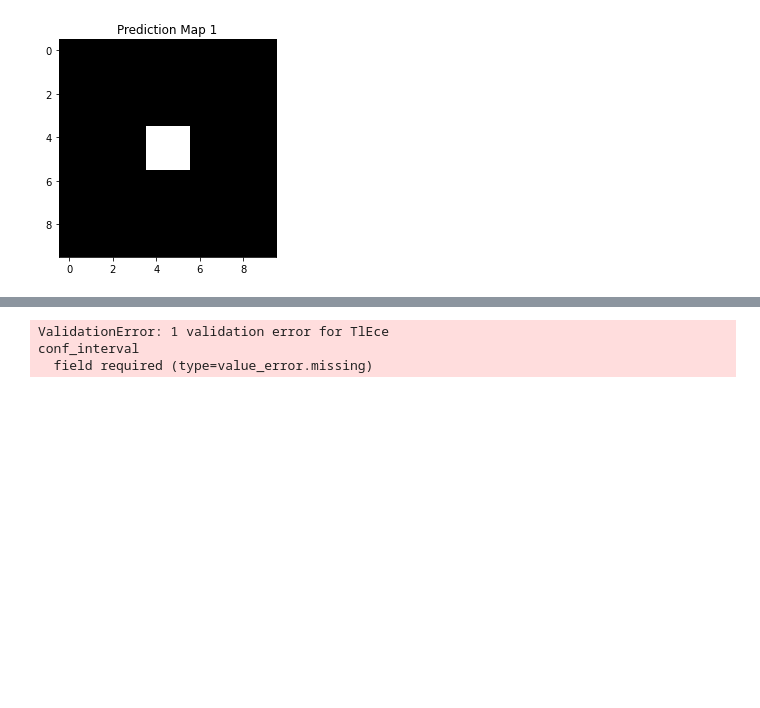
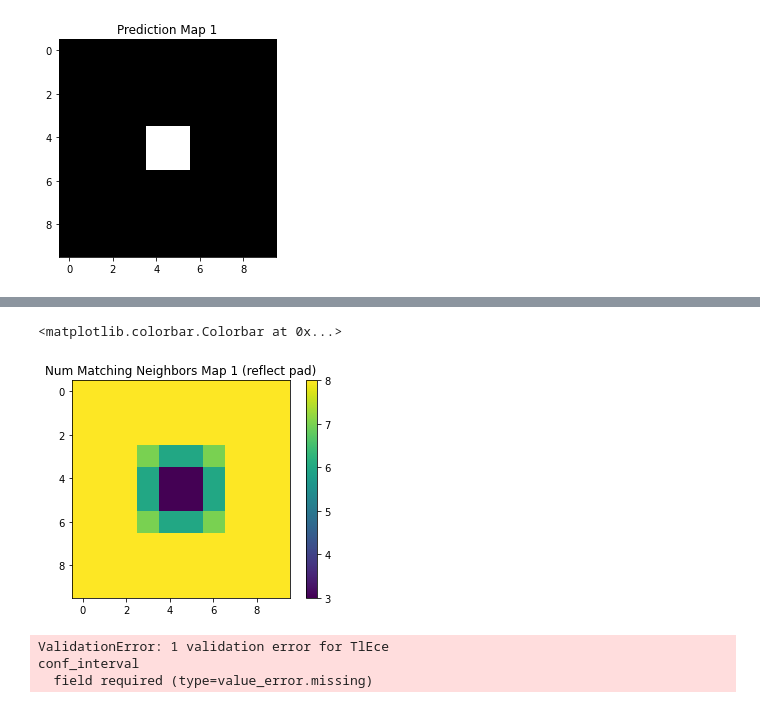
Before and after one commit to VictorButoi/ESE, a Jupyter notebook: notebooks/ToySquare.ipynb, the cells around one changed output, grey strips where cells are left out. Cells and saved outputs as stored; diff of their text form; code cells hidden in the pictures; blank space fills up the shorter version.

```diff
--- a/notebooks/ToySquare.ipynb
+++ b/notebooks/ToySquare.ipynb
@@ -61,3 +61,14 @@ plt.colorbar()
+# %%
+from ese.experiment.metrics.utils import count_matching_neighbors
+
+num_neighbors = count_matching_neighbors(pred_map1, reflect_boundaries=True)
+
+plt.imshow(num_neighbors)
+plt.title("Num Matching Neighbors Map 1 (reflect pad)")
+plt.colorbar()
+# %% [output]
+<matplotlib.colorbar.Colorbar at 0x...>
+[figure, added]
 # %%
 # Paradoxically, this will have an ECE of 0!
 cal_err = TL_ECE(
```
Also changed, not shown: parts of 1 cell of this notebook, 1 other file.
